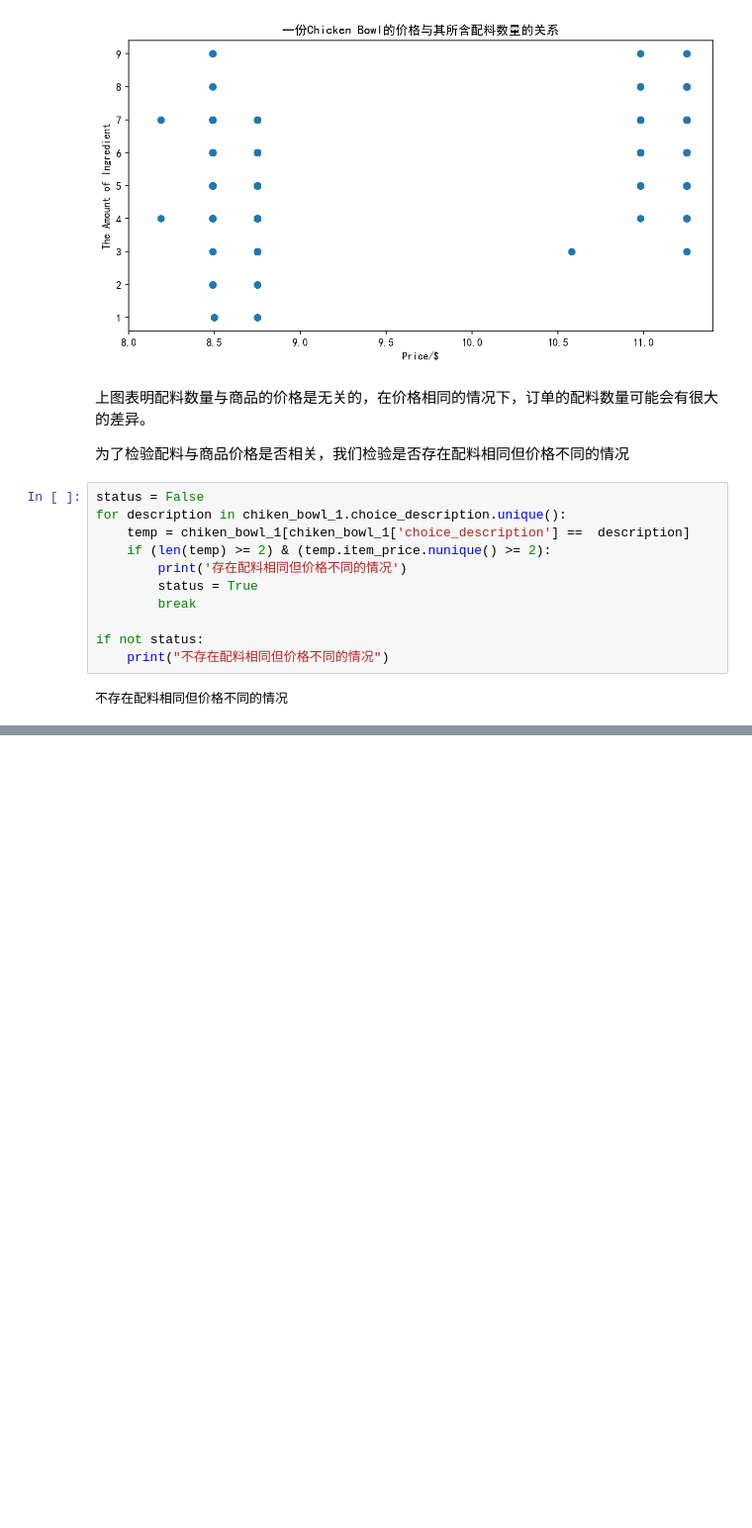
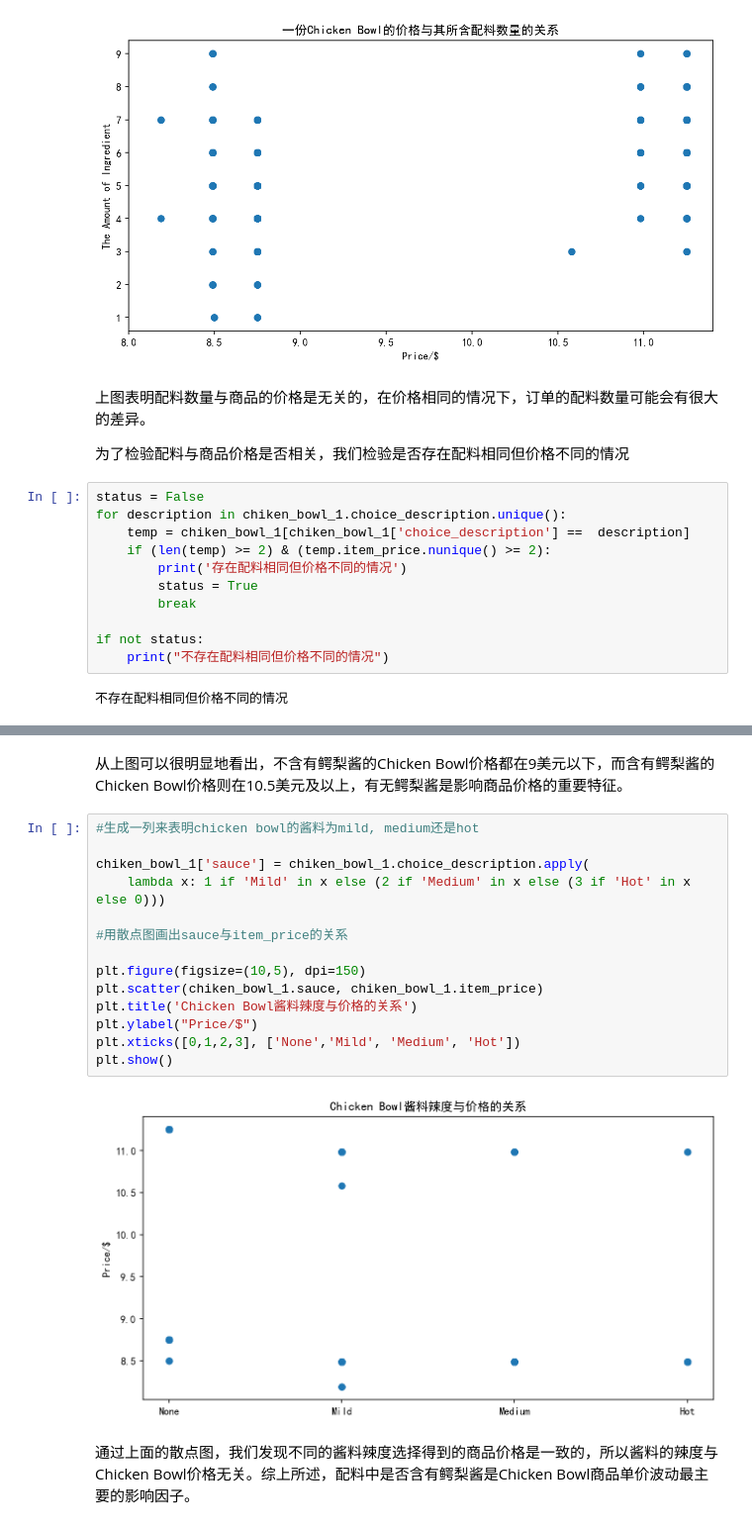
Before and after one commit to PentyYang/Data-Analysis, a Jupyter notebook: Projects/探索Chipotle快餐数据.ipynb, the cells around one changed output, grey strips where cells are left out. Shown at 99% size. Saved outputs shown, nothing was run; the diff lists cells and outputs as text; blank space fills up the shorter version.

```diff
--- a/Projects/探索Chipotle快餐数据.ipynb
+++ b/Projects/探索Chipotle快餐数据.ipynb
@@ -354,0 +431,20 @@ if not status:
+# %% [markdown]
+从上图可以很明显地看出，不含有鳄梨酱的Chicken Bowl价格都在9美元以下，而含有鳄梨酱的Chicken Bowl价格则在10.5美元及以上，有无鳄梨酱是影响商品价格的重要特征。
+# %%
+#生成一列来表明chicken bowl的酱料为mild, medium还是hot
+
+chiken_bowl_1['sauce'] = chiken_bowl_1.choice_description.apply(
+    lambda x: 1 if 'Mild' in x else (2 if 'Medium' in x else (3 if 'Hot' in x else 0)))
+
+#用散点图画出sauce与item_price的关系
+
+plt.figure(figsize=(10,5), dpi=150)
+plt.scatter(chiken_bowl_1.sauce, chiken_bowl_1.item_price)
+plt.title('Chicken Bowl酱料辣度与价格的关系')
+plt.ylabel("Price/$")
+plt.xticks([0,1,2,3], ['None','Mild', 'Medium', 'Hot'])
+plt.show()
+# %% [output]
+[figure, added]
+# %% [markdown]
+通过上面的散点图，我们发现不同的酱料辣度选择得到的商品价格是一致的，所以酱料的辣度与Chicken Bowl价格无关。综上所述，配料中是否含有鳄梨酱是Chicken Bowl商品单价波动最主要的影响因子。
```
Also changed, not shown: parts of 7 cells of this notebook.
